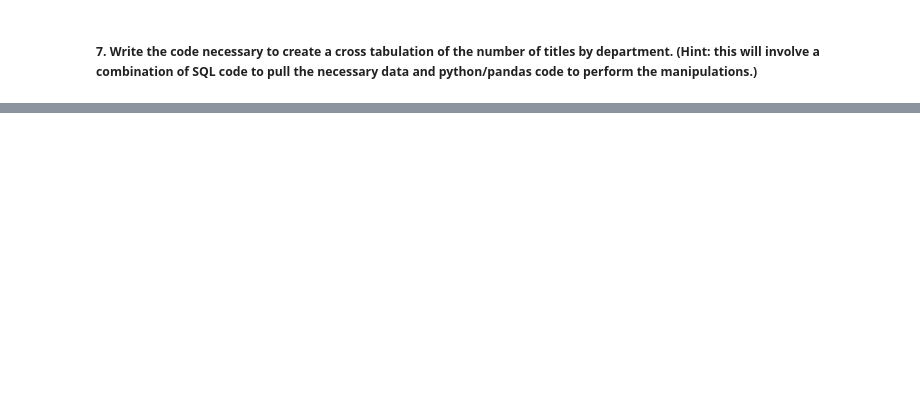
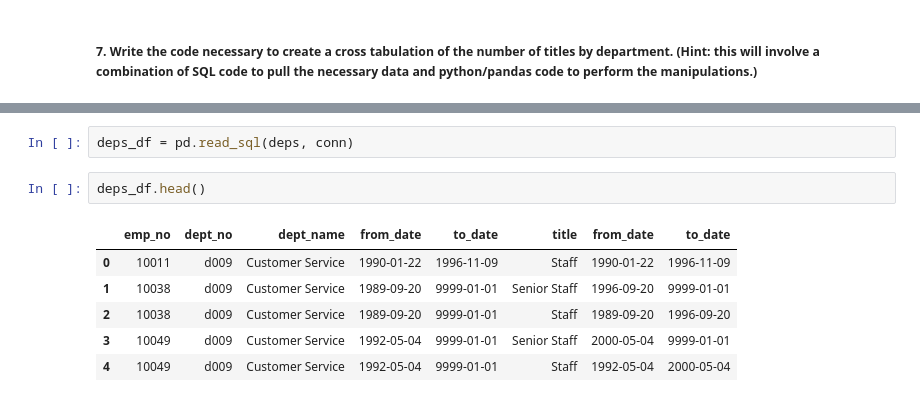
Before and after one commit to morgancross2/numpy-pandas-visualization-exercises, a Jupyter notebook: advanced_dataframes.ipynb, the cells around one changed output, grey strips where cells are left out. Saved outputs shown, nothing was run; the diff lists cells and outputs as text; blank space fills up the shorter version.

```diff
--- a/advanced_dataframes.ipynb
+++ b/advanced_dataframes.ipynb
@@ -335,0 +429,11 @@ Name: avg_mileage, dtype: float64
+# %%
+deps_df = pd.read_sql(deps, conn)
+# %%
+deps_df.head()
+# %% [output]
+|  | emp_no | dept_no | dept_name | from_date | to_date | title | from_date | to_date |
+| 0 | 10011 | d009 | Customer Service | 1990-01-22 | 1996-11-09 | Staff | 1990-01-22 | 1996-11-09 |
+| 1 | 10038 | d009 | Customer Service | 1989-09-20 | 9999-01-01 | Senior Staff | 1996-09-20 | 9999-01-01 |
+| 2 | 10038 | d009 | Customer Service | 1989-09-20 | 9999-01-01 | Staff | 1989-09-20 | 1996-09-20 |
+| 3 | 10049 | d009 | Customer Service | 1992-05-04 | 9999-01-01 | Senior Staff | 2000-05-04 | 9999-01-01 |
+| 4 | 10049 | d009 | Customer Service | 1992-05-04 | 9999-01-01 | Staff | 1992-05-04 | 2000-05-04 |
```
Also changed, not shown: parts of 18 cells of this notebook.
